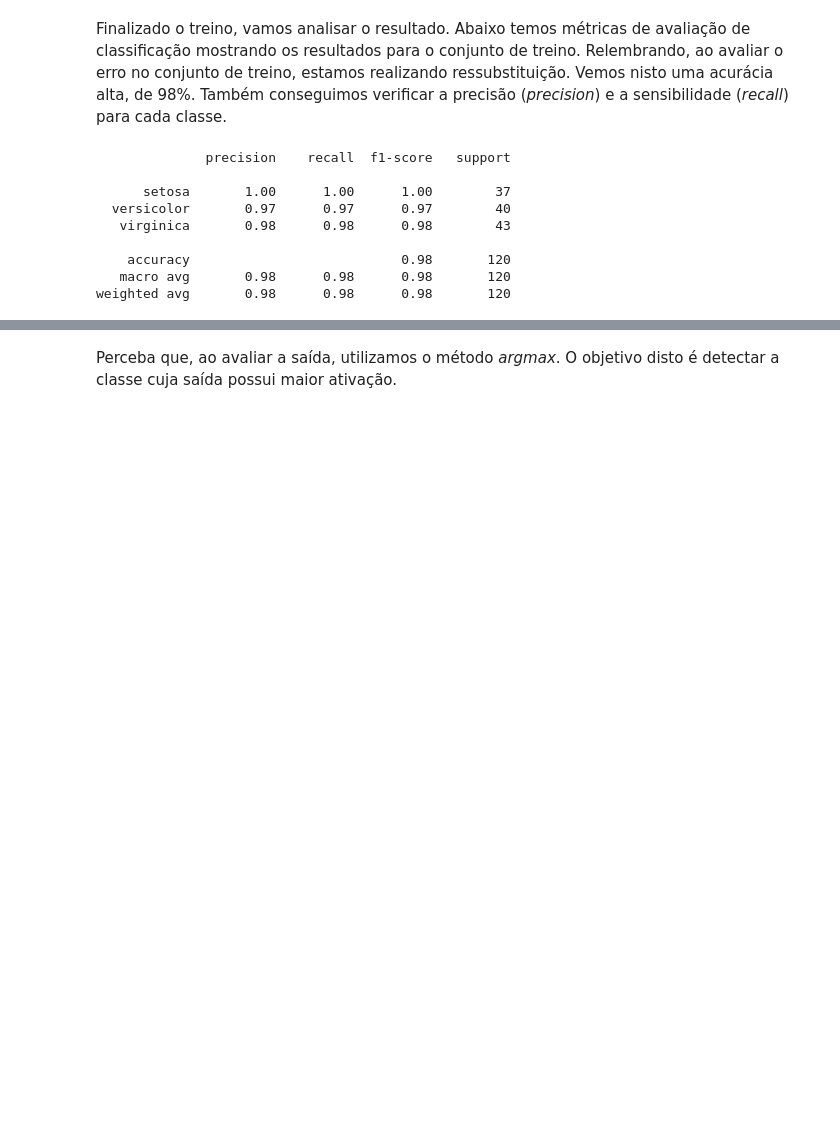
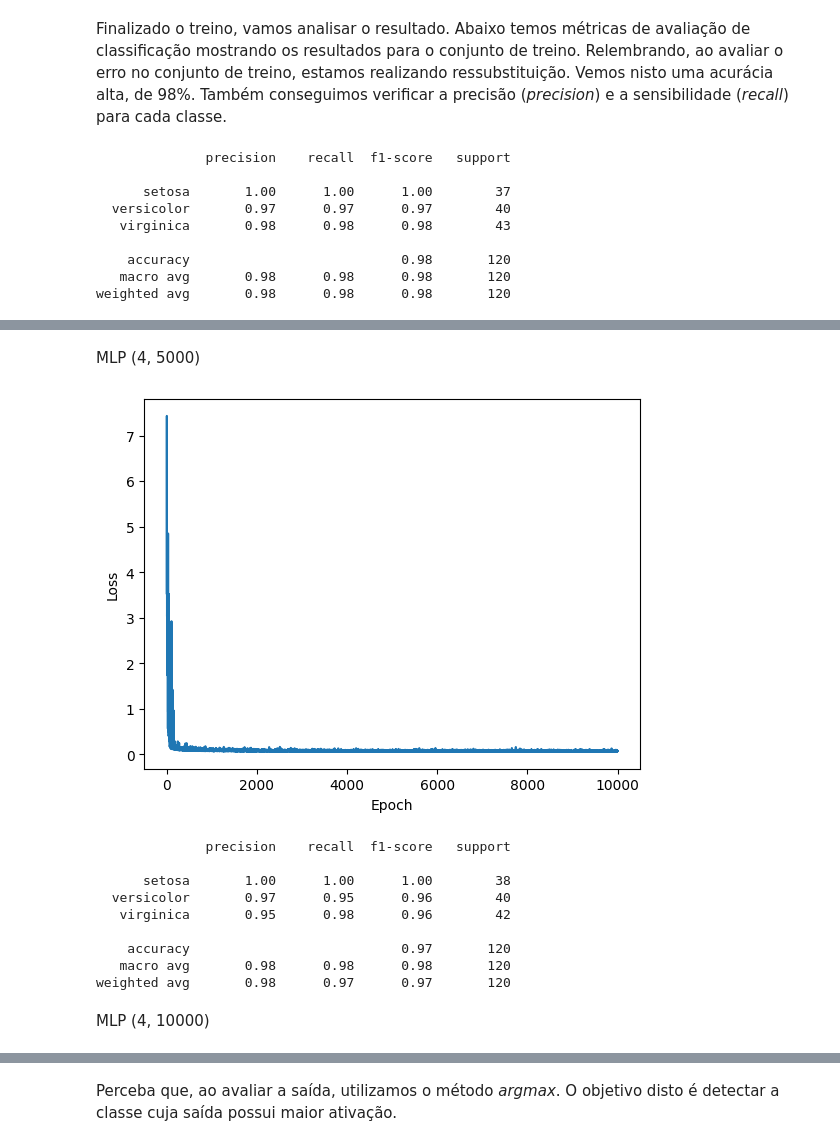
Before and after one commit to LuizTj/Backend-CRUD-Alunos, a Jupyter notebook: 02a_Funcoes_Perda_Redes_Neurais.ipynb, the cells around one changed output, grey strips where cells are left out. Saved outputs shown, nothing was run; the diff lists cells and outputs as text; code cells hidden in the pictures; blank space fills up the shorter version.

```diff
--- a/02a_Funcoes_Perda_Redes_Neurais.ipynb
+++ b/02a_Funcoes_Perda_Redes_Neurais.ipynb
@@ -322,0 +466,73 @@ weighted avg       0.98      0.98      0.98       120
+# %% [markdown]
+MLP (4, 5000)
+# %%
+class MLP(torch.nn.Module):
+    def __init__(self, input_size, hidden_size):
+        super(MLP, self).__init__()
+        self.hidden_layer = torch.nn.Linear(input_size, hidden_size)
+        self.output_layer = torch.nn.Linear(hidden_size, 3)
+
+    def forward(self, x):
+        x = torch.nn.functional.sigmoid(self.hidden_layer(x))
+        return self.output_layer(x)
+
+model = MLP(4, 5000)
+optimizer = torch.optim.SGD(model.parameters(), lr=0.01)
+criterion = torch.nn.CrossEntropyLoss()
+
+num_epochs = 10_000
+loss_logs = []
+
+for epoch in range(num_epochs):
+
+    # Start epoch loss
+    running_loss = 0.0
+
+    for b, (X_batch, y_batch) in enumerate(train_dataloader):
+
+        # Forward pass
+        outputs = model(X_batch)
+        loss = criterion(outputs, y_batch)
+
+        # Backward pass and optimization
+        optimizer.zero_grad()
+        loss.backward()
+        optimizer.step()
+
+        # Update running loss
+        running_loss += loss.item()
+
+    # Update epoch loss
+    loss_logs.append(running_loss/b)
+
+# Plot loss
+plt.plot(loss_logs)
+plt.ylabel('Loss')
+plt.xlabel('Epoch')
+plt.show()
+
+from sklearn.metrics import classification_report
+
+with torch.no_grad():
+    outputs = model(X_train)
+
+print(
+    classification_report(
+        y_train.detach().numpy(),
+        outputs.detach().numpy().argmax(axis=1),
+        target_names=iris.target_names
+    )
+)
+# %% [output]
+[figure, added]
+              precision    recall  f1-score   support
+
+      setosa       1.00      1.00      1.00        38
+  versicolor       0.97      0.95      0.96        40
+   virginica       0.95      0.98      0.96        42
+
+    accuracy                           0.97       120
+   macro avg       0.98      0.98      0.98       120
+weighted avg       0.98      0.97      0.97       120
+# %% [markdown]
+MLP (4, 10000)
```
Also changed, not shown: parts of 17 cells of this notebook.
